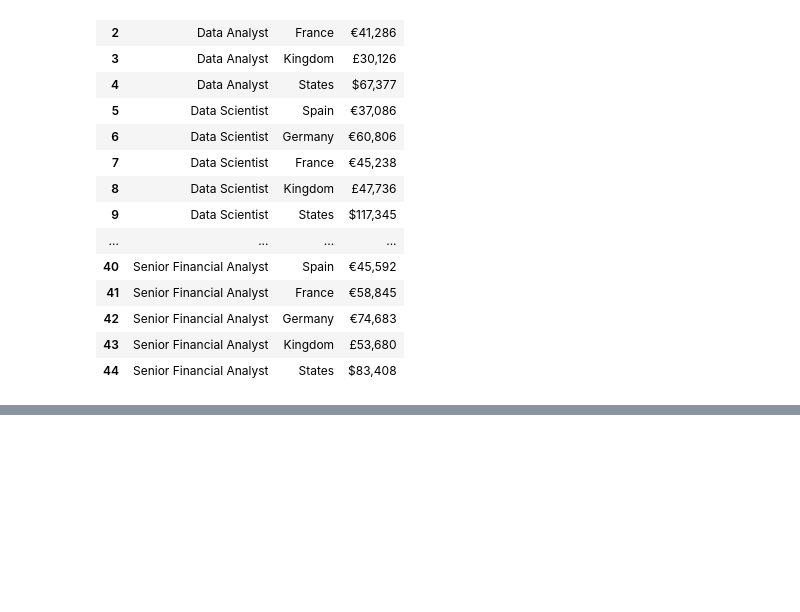
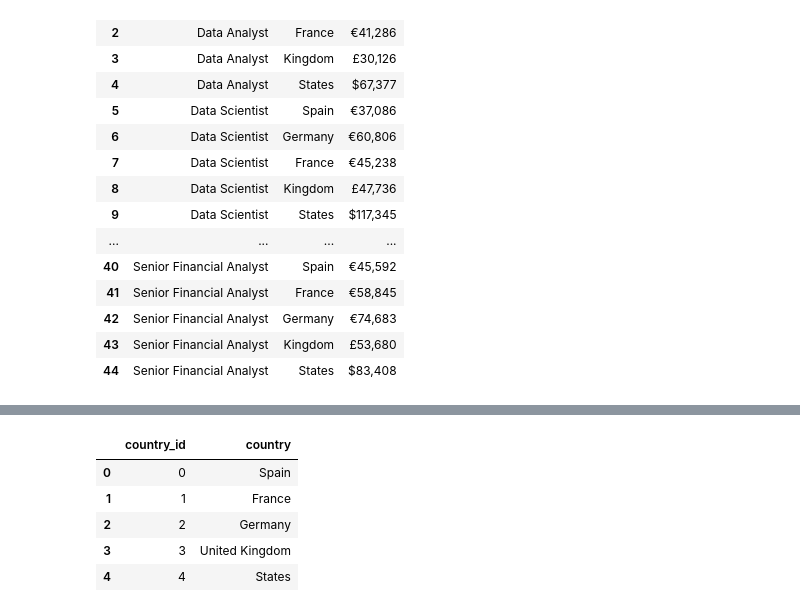
Before and after one commit to laurent-guerguy/Project-3-Our-Future-Data-Jobs-and-Salaries, a Jupyter notebook: Data_Thiefs (1).ipynb, the cells around one changed output, grey strips where cells are left out. Cells and saved outputs as stored; diff of their text form; code cells hidden in the pictures; blank space fills up the shorter version.

```diff
--- a/Data_Thiefs (1).ipynb
+++ b/Data_Thiefs (1).ipynb
@@ -75,0 +130,11 @@ df_salaries
+# %%
+country_table["country"] = country_table["country"].apply(lambda x: re.sub("Kingdom","United Kingdom", x))
+# %%
+country_table
+# %% [output]
+|  | country_id | country |
+| 0 | 0 | Spain |
+| 1 | 1 | France |
+| 2 | 2 | Germany |
+| 3 | 3 | United Kingdom |
+| 4 | 4 | States |
```
Also changed, not shown: parts of 13 cells of this notebook, 3 other files.
